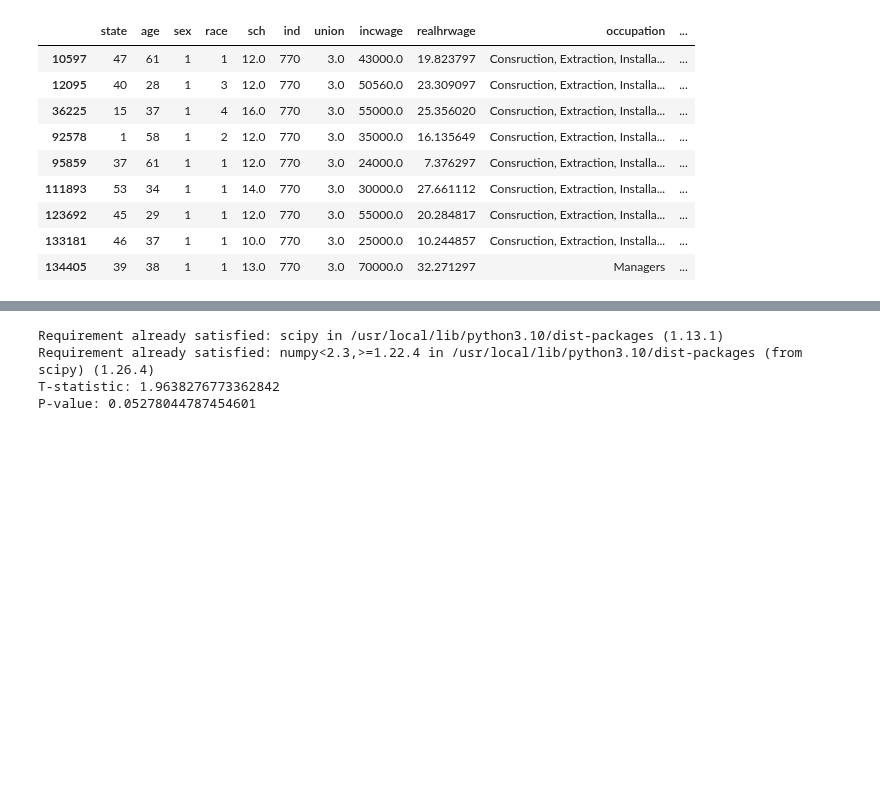
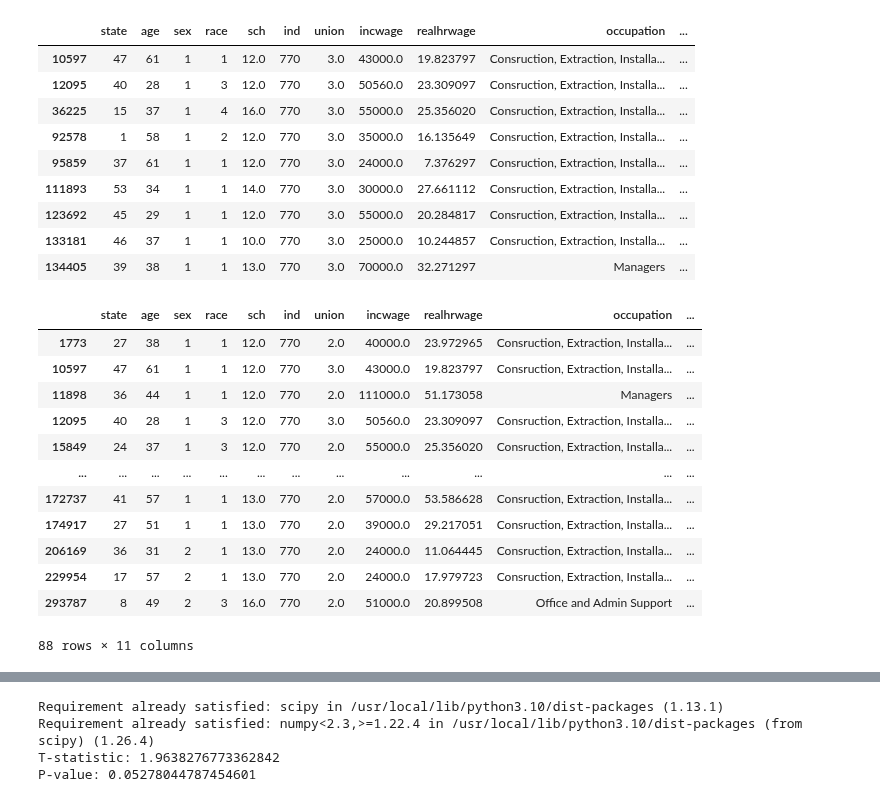
Before and after one commit to Zccarou/QM2, a Jupyter notebook: notebooks/W07. Linear Regression.ipynb, the cells around one changed output, grey strips where cells are left out. Saved outputs shown, nothing was run; the diff lists cells and outputs as text; code cells hidden in the pictures; blank space fills up the shorter version.

```diff
--- a/notebooks/W07. Linear Regression.ipynb
+++ b/notebooks/W07. Linear Regression.ipynb
@@ -824,3 +824,20 @@ construction_extraction_nonunion
 | 123692 | 45 | 29 | 1 | 1 | 12.0 | 770 | 3.0 | 55000.0 | 20.284817 | Consruction, Extraction, Installa... | ... |
 | 133181 | 46 | 37 | 1 | 1 | 10.0 | 770 | 3.0 | 25000.0 | 10.244857 | Consruction, Extraction, Installa... | ... |
 | 134405 | 39 | 38 | 1 | 1 | 13.0 | 770 | 3.0 | 70000.0 | 32.271297 | Managers | ... |
+# %%
+CEI_uniontypes = reg_df[(reg_df['ind'] == 770) & ((reg_df['union'] == 3) | (reg_df['union'] == 2))]
+CEI_uniontypes
+# %% [output]
+|  | state | age | sex | race | sch | ind | union | incwage | realhrwage | occupation | ... |
+| 1773 | 27 | 38 | 1 | 1 | 12.0 | 770 | 2.0 | 40000.0 | 23.972965 | Consruction, Extraction, Installa... | ... |
+| 10597 | 47 | 61 | 1 | 1 | 12.0 | 770 | 3.0 | 43000.0 | 19.823797 | Consruction, Extraction, Installa... | ... |
+| 11898 | 36 | 44 | 1 | 1 | 12.0 | 770 | 2.0 | 111000.0 | 51.173058 | Managers | ... |
+| 12095 | 40 | 28 | 1 | 3 | 12.0 | 770 | 3.0 | 50560.0 | 23.309097 | Consruction, Extraction, Installa... | ... |
+| 15849 | 24 | 37 | 1 | 3 | 12.0 | 770 | 2.0 | 55000.0 | 25.356020 | Consruction, Extraction, Installa... | ... |
+| ... | ... | ... | ... | ... | ... | ... | ... | ... | ... | ... | ... |
+| 172737 | 41 | 57 | 1 | 1 | 13.0 | 770 | 2.0 | 57000.0 | 53.586628 | Consruction, Extraction, Installa... | ... |
+| 174917 | 27 | 51 | 1 | 1 | 13.0 | 770 | 2.0 | 39000.0 | 29.217051 | Consruction, Extraction, Installa... | ... |
+| 206169 | 36 | 31 | 2 | 1 | 13.0 | 770 | 2.0 | 24000.0 | 11.064445 | Consruction, Extraction, Installa... | ... |
+| 229954 | 17 | 57 | 2 | 1 | 13.0 | 770 | 2.0 | 24000.0 | 17.979723 | Consruction, Extraction, Installa... | ... |
+| 293787 | 8 | 49 | 2 | 3 | 16.0 | 770 | 2.0 | 51000.0 | 20.899508 | Office and Admin Support | ... |
+88 rows × 11 columns
```
Also changed, not shown: parts of 1 cell of this notebook.
